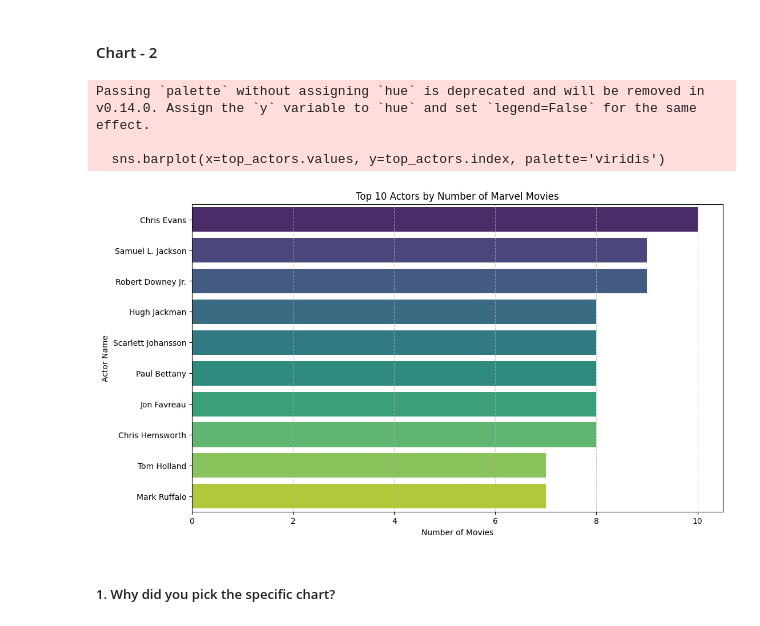
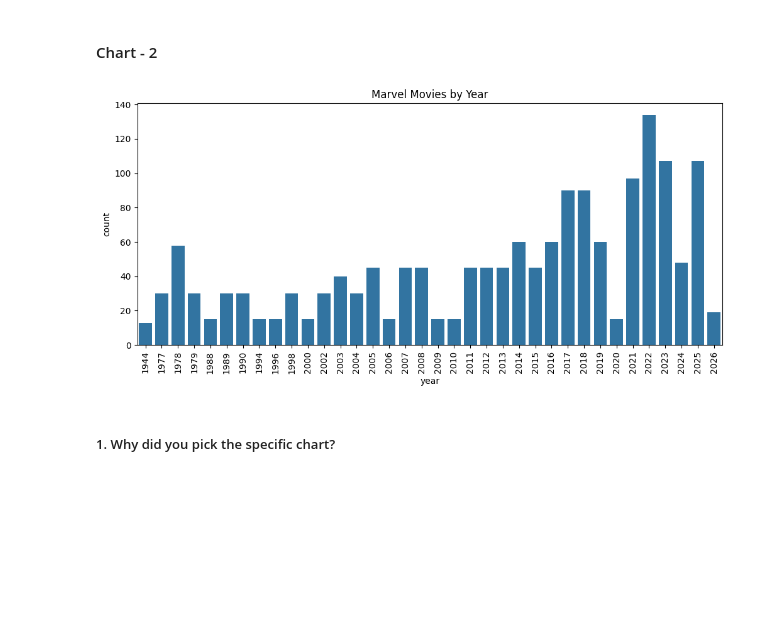
Before and after one commit to Mogatala8374/MCU-Marvel-Media-Complete-Dataset, a Jupyter notebook: MCU_&_Marvel_Media_—_Complete_Dataset.ipynb, the cells around one changed output. Cells and saved outputs as stored; diff of their text form; code cells hidden in the pictures; blank space fills up the shorter version.

```diff
--- a/MCU_&_Marvel_Media_—_Complete_Dataset.ipynb
+++ b/MCU_&_Marvel_Media_—_Complete_Dataset.ipynb
@@ -257,23 +265,15 @@ Answer Here
 This insight can help in understanding the growth trend of the Marvel cinematic universe over time. For businesses, this suggests that the market for Marvel-related content has expanded significantly in recent decades, indicating a growing audience and potential for new content or merchandise. There are no insights that lead to negative growth directly from this chart; rather, it indicates a sustained positive growth trajectory in movie production.
 # %% [markdown]
 #### Chart - 2
-# %%
-# Chart - 2 visualization code
-
-top_actors = df['actor_name'].value_counts().head(10)
-
-plt.figure(figsize=(12, 7))
-sns.barplot(x=top_actors.values, y=top_actors.index, palette='viridis')
-plt.title('Top 10 Actors by Number of Marvel Movies')
-plt.xlabel('Number of Movies')
-plt.ylabel('Actor Name')
-plt.grid(axis='x', linestyle='--', alpha=0.7)
-plt.show()
-# %% [output]
-Passing `palette` without assigning `hue` is deprecated and will be removed in v0.14.0. Assign the `y` variable to `hue` and set `legend=False` for the same effect.
-
-  sns.barplot(x=top_actors.values, y=top_actors.index, palette='viridis')
-[figure, removed]
+# %%
+# Chart - 2 visualization code
+plt.figure(figsize=(12,5))
+sns.countplot(data=df,x='year',order=sorted(df['year'].unique()))
+plt.xticks(rotation=90)
+plt.title("Marvel Movies by Year")
+plt.show()
+# %% [output]
+[figure, added]
 # %% [markdown]
 ##### 1. Why did you pick the specific chart?
 # %% [markdown]
```
Also changed, not shown: parts of 15 cells of this notebook.
